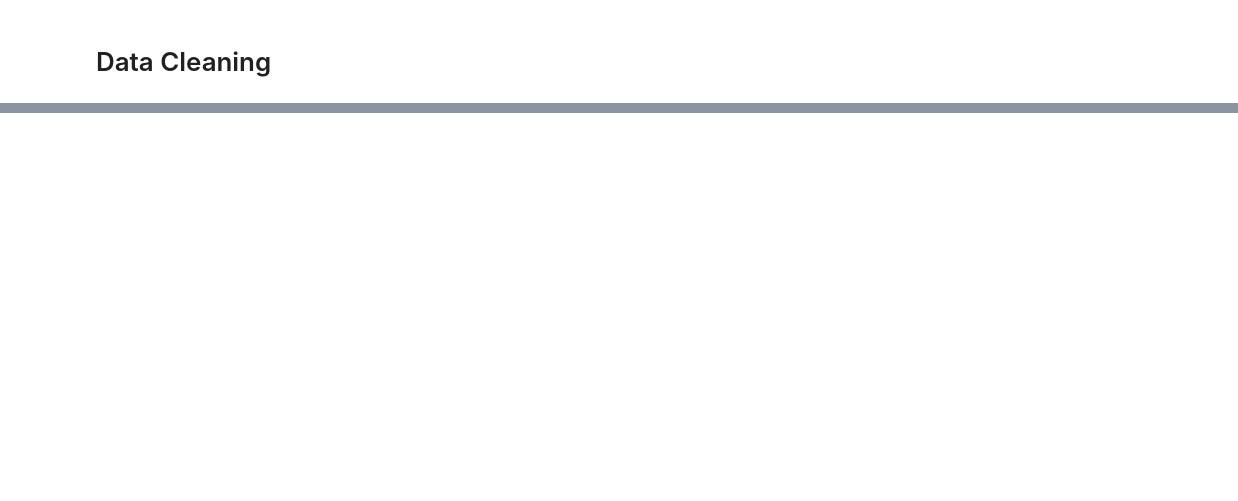
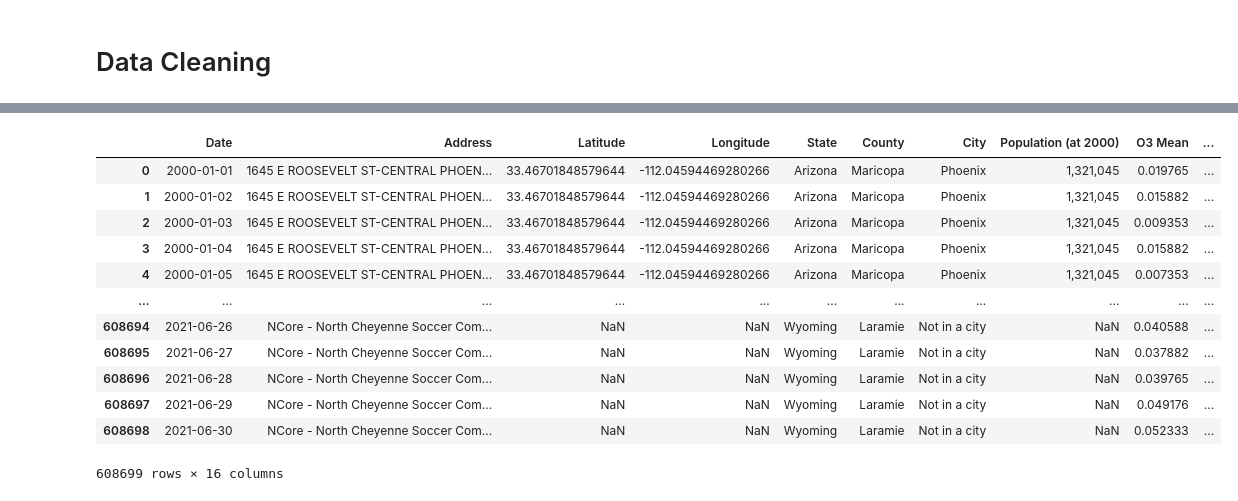
Before and after one commit to vol2468/bluebuffalo, a Jupyter notebook: DashboardProject/visuals/datacleaning.ipynb, the cells around one changed output, grey strips where cells are left out. Saved outputs shown, nothing was run; the diff lists cells and outputs as text; code cells hidden in the pictures; blank space fills up the shorter version.

```diff
--- a/DashboardProject/visuals/datacleaning.ipynb
+++ b/DashboardProject/visuals/datacleaning.ipynb
@@ -36,0 +77,4 @@ df1.head()
+# %%
+# load coordinate csv file
+cord = pd.read_csv('../../data/raw/coordinates.csv')
+cord
@@ -36,0 +95,8 @@ df1.head()
+# %%
+# split coordinates into Latitude and Longitude
+cord[['Latitude', 'Longitude']] = cord['Coordinate'].str.split(', ', expand=True)
+cord.drop(columns=['Coordinate'], inplace=True)
+
+# re-order columns
+cord = cord[['Address', 'Latitude', 'Longitude', 'State', 'County', 'City']]
+cord
@@ -37 +117,20 @@ df1.head()
+# %%
+# merge coordinate data frame to add latitude and longitude
+df3 = pd.merge(df2, cord, on=['Address', 'State', 'County', 'City'], how='left')
+df3 = df3[['Date', 'Address', 'Latitude', 'Longitude', 'State', 'County', 'City', 'Population (at 2000)', 'O3 Mean', 'O3 AQI', 'CO Mean', 'CO AQI', 'SO2 Mean', 'SO2 AQI', 'NO2 Mean', 'NO2 AQI']]
+df3
+# %% [output]
+|  | Date | Address | Latitude | Longitude | State | County | City | Population (at 2000) | O3 Mean | ... |
+| 0 | 2000-01-01 | 1645 E ROOSEVELT ST-CENTRAL PHOEN... | 33.46701848579644 | -112.04594469280266 | Arizona | Maricopa | Phoenix | 1,321,045 | 0.019765 | ... |
+| 1 | 2000-01-02 | 1645 E ROOSEVELT ST-CENTRAL PHOEN... | 33.46701848579644 | -112.04594469280266 | Arizona | Maricopa | Phoenix | 1,321,045 | 0.015882 | ... |
+| 2 | 2000-01-03 | 1645 E ROOSEVELT ST-CENTRAL PHOEN... | 33.46701848579644 | -112.04594469280266 | Arizona | Maricopa | Phoenix | 1,321,045 | 0.009353 | ... |
+| 3 | 2000-01-04 | 1645 E ROOSEVELT ST-CENTRAL PHOEN... | 33.46701848579644 | -112.04594469280266 | Arizona | Maricopa | Phoenix | 1,321,045 | 0.015882 | ... |
+| 4 | 2000-01-05 | 1645 E ROOSEVELT ST-CENTRAL PHOEN... | 33.46701848579644 | -112.04594469280266 | Arizona | Maricopa | Phoenix | 1,321,045 | 0.007353 | ... |
+| ... | ... | ... | ... | ... | ... | ... | ... | ... | ... | ... |
+| 608694 | 2021-06-26 | NCore - North Cheyenne Soccer Com... | NaN | NaN | Wyoming | Laramie | Not in a city | NaN | 0.040588 | ... |
+| 608695 | 2021-06-27 | NCore - North Cheyenne Soccer Com... | NaN | NaN | Wyoming | Laramie | Not in a city | NaN | 0.037882 | ... |
+| 608696 | 2021-06-28 | NCore - North Cheyenne Soccer Com... | NaN | NaN | Wyoming | Laramie | Not in a city | NaN | 0.039765 | ... |
+| 608697 | 2021-06-29 | NCore - North Cheyenne Soccer Com... | NaN | NaN | Wyoming | Laramie | Not in a city | NaN | 0.049176 | ... |
+| 608698 | 2021-06-30 | NCore - North Cheyenne Soccer Com... | NaN | NaN | Wyoming | Laramie | Not in a city | NaN | 0.052333 | ... |
+608699 rows × 16 columns
 # %%
```
Also changed, not shown: parts of 8 cells of this notebook, 6 other files.
